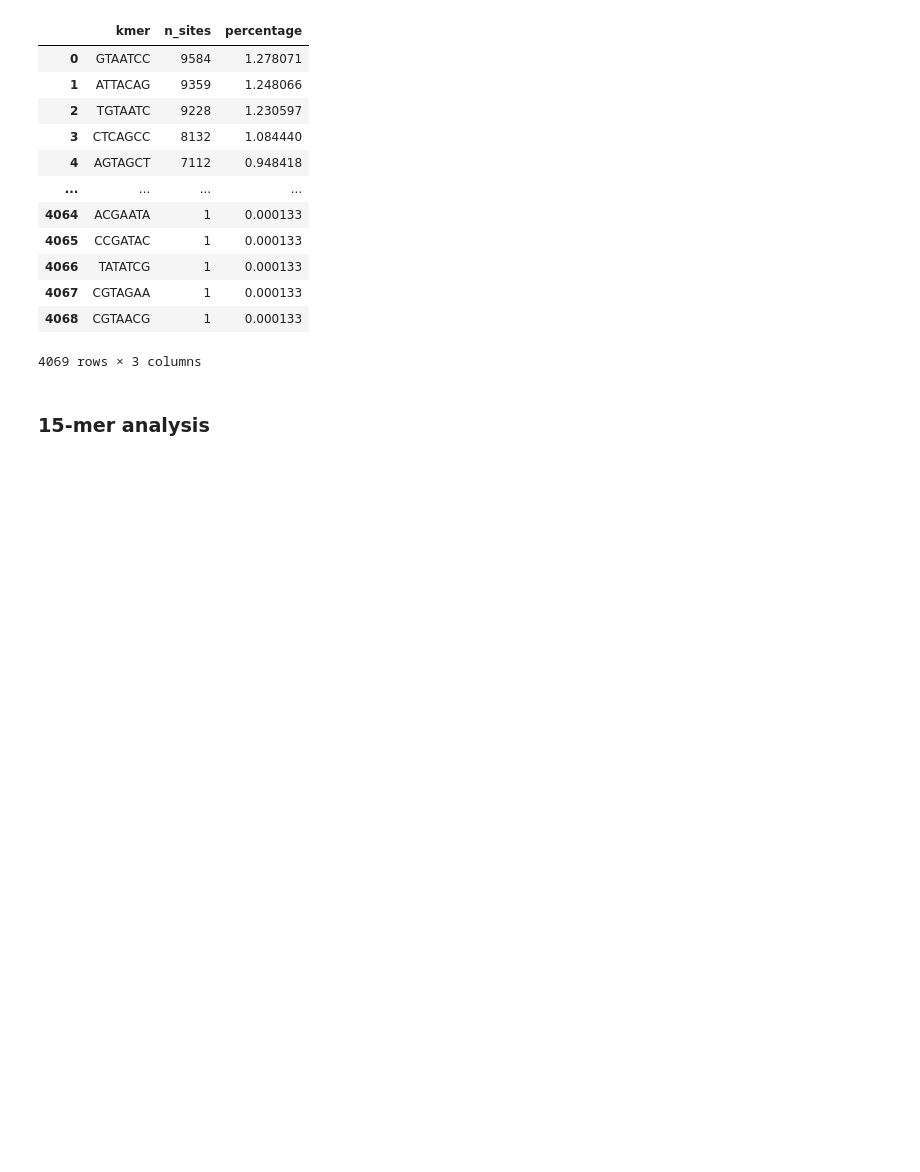
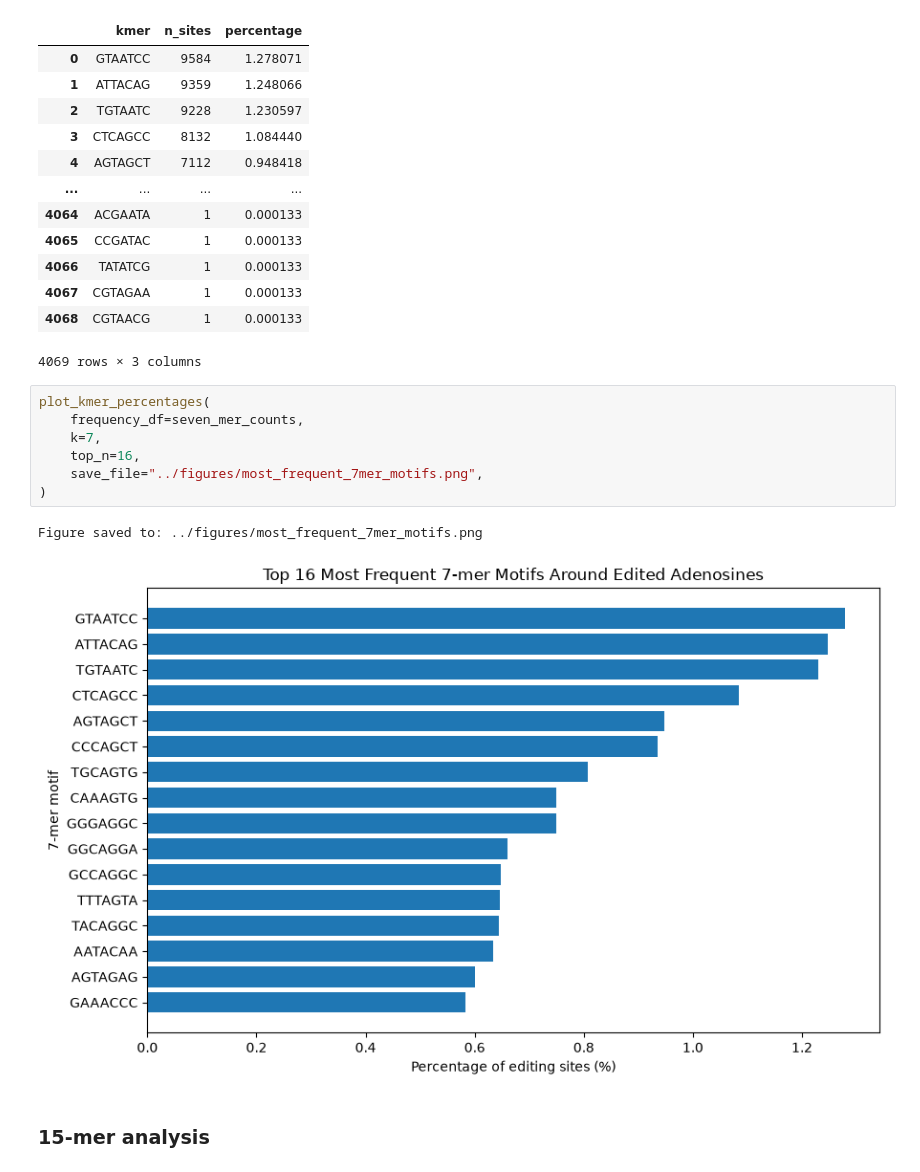
Before and after one commit to tamdanp01-beep/a-to-i-RNA-edits, a Jupyter notebook: notebooks/01_sequence_context.ipynb, the cells around one changed output. Cells and saved outputs as stored; diff of their text form; blank space fills up the shorter version.

```diff
--- a/notebooks/01_sequence_context.ipynb
+++ b/notebooks/01_sequence_context.ipynb
@@ -725,6 +815,16 @@ seven_mer_counts
 | 4067 | CGTAGAA | 1 | 0.000133 |
 | 4068 | CGTAACG | 1 | 0.000133 |
 4069 rows × 3 columns
+# %%
+plot_kmer_percentages(
+    frequency_df=seven_mer_counts,
+    k=7,
+    top_n=16,
+    save_file="../figures/most_frequent_7mer_motifs.png",
+)
+# %% [output]
+Figure saved to: ../figures/most_frequent_7mer_motifs.png
+[figure, added]
 # %% [markdown]
 ### 15-mer analysis
 # %%
```
Also changed, not shown: parts of 14 cells of this notebook.
